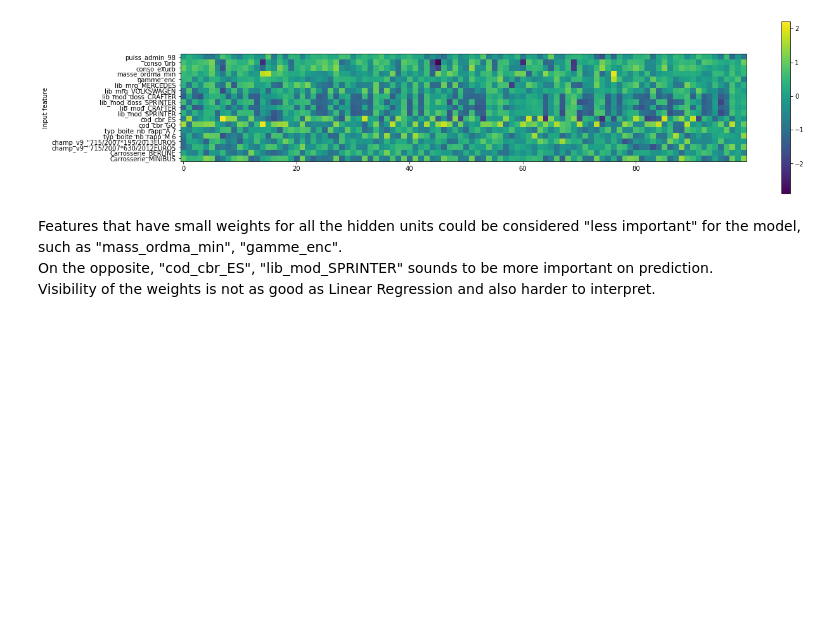
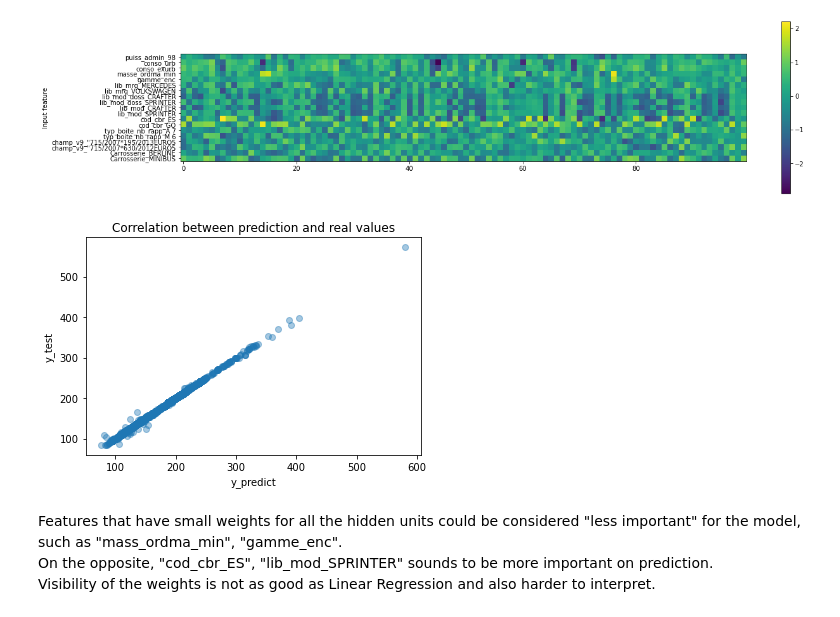
Before and after one commit to jossbnd/codecademy_predict_co2_cars_emissions, a Jupyter notebook: cars_co2_emissions.ipynb, the cells around one changed output. Cells and saved outputs as stored; diff of their text form; code cells hidden in the pictures; blank space fills up the shorter version.

```diff
--- a/cars_co2_emissions.ipynb
+++ b/cars_co2_emissions.ipynb
@@ -757,6 +757,16 @@ MLPRegressor
 Train R^2: 0.9985
 Test R^2: 0.9980
 [figure]
+# %%
+y_predict = model.predict(X_test)
+
+plt.scatter(y_predict, y_test, alpha=0.4)
+plt.title('Correlation between prediction and real values')
+plt.xlabel('y_predict')
+plt.ylabel('y_test')
+plt.show()
+# %% [output]
+[figure, added]
 # %% [markdown]
 Features that have small weights for all the hidden units could be considered "less important" for the model, such as "mass_ordma_min", "gamme_enc".
 On the opposite, "cod_cbr_ES", "lib_mod_SPRINTER" sounds to be more important on prediction.
```
